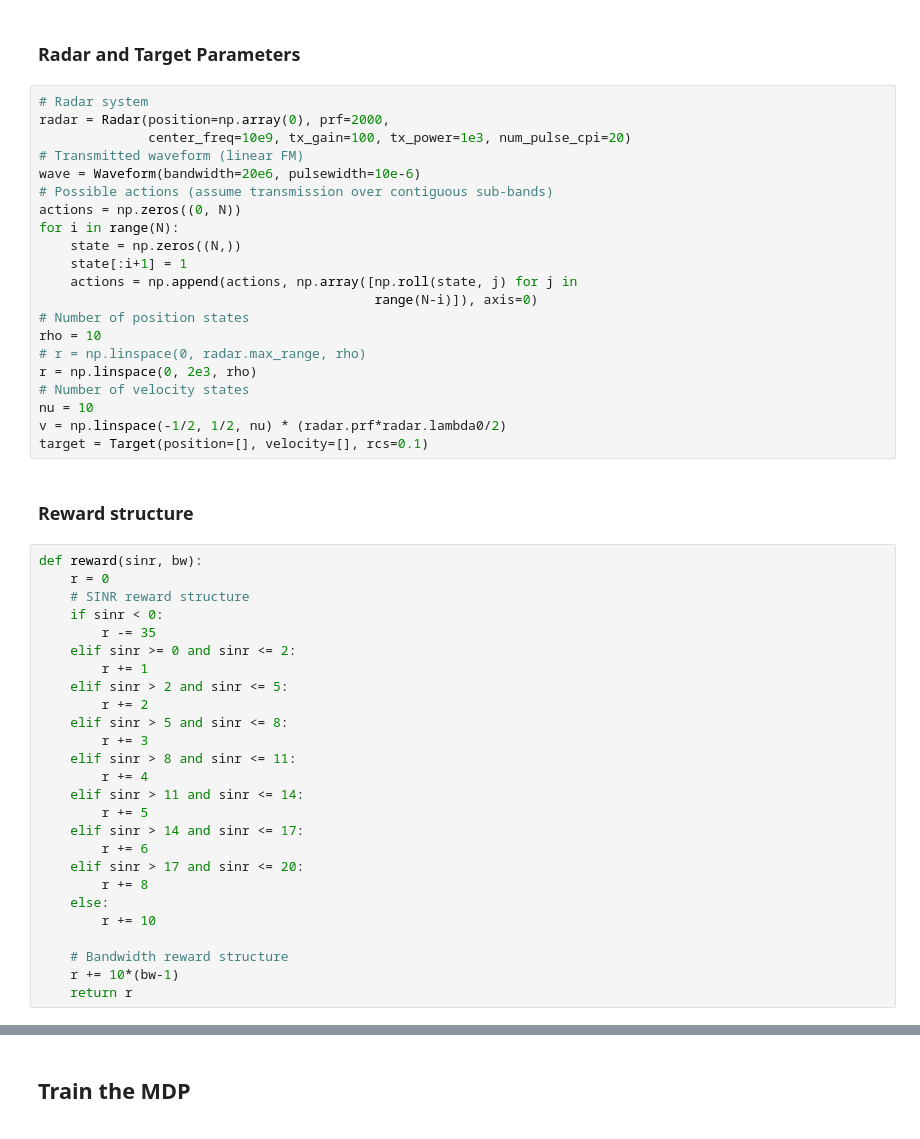
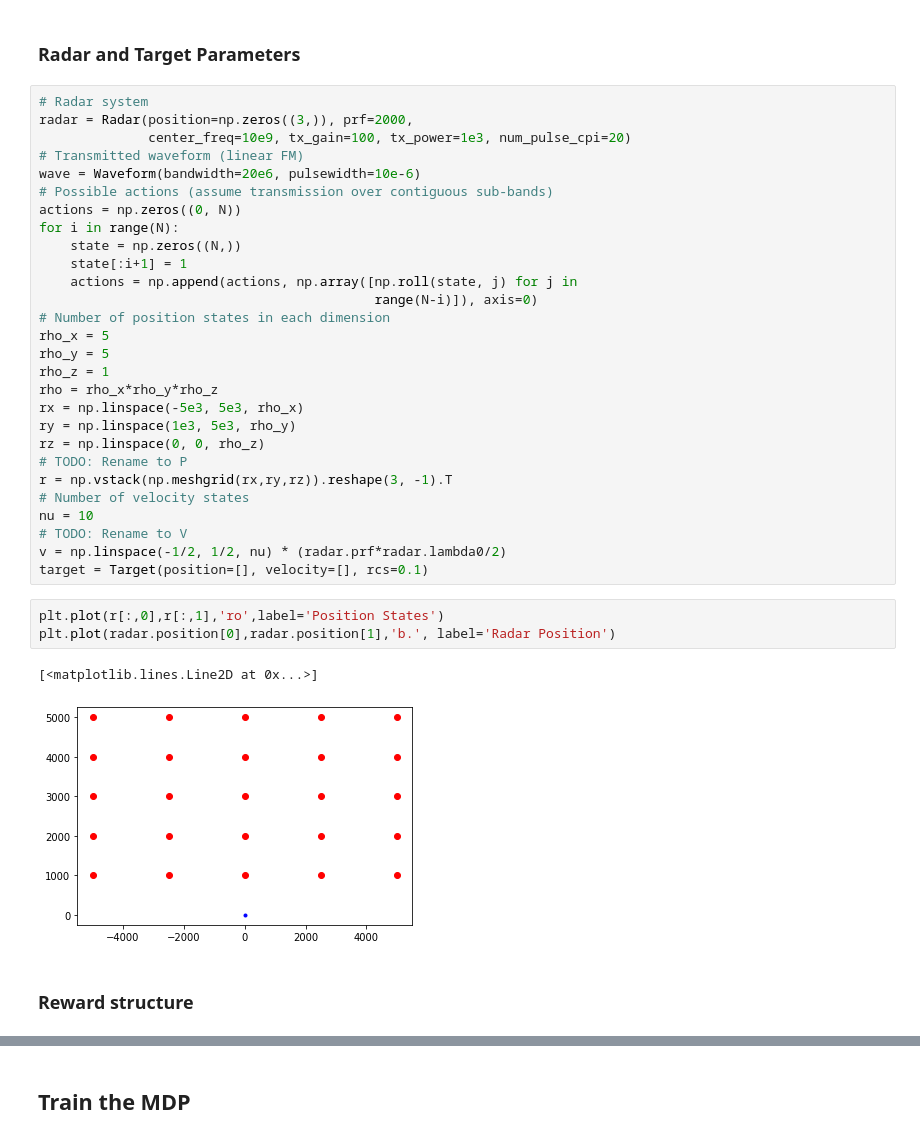
Before and after one commit to ShaneFlandermeyer/RadarRL, a Jupyter notebook: MDPRadar.ipynb, the cells around one changed output, grey strips where cells are left out. Cells and saved outputs as stored; diff of their text form.

Commit message:
MDPRadar uses 3D target/radar position vectors

```diff
--- a/MDPRadar.ipynb
+++ b/MDPRadar.ipynb
@@ -208,7 +54,7 @@ comms = ConstantInterference(
    ### Radar and Target Parameters
 # %%
 # Radar system
-radar = Radar(position=np.array(0), prf=2000,
+radar = Radar(position=np.zeros((3,)), prf=2000,
               center_freq=10e9, tx_gain=100, tx_power=1e3, num_pulse_cpi=20)
 # Transmitted waveform (linear FM)
 wave = Waveform(bandwidth=20e6, pulsewidth=10e-6)
@@ -219,39 +65,26 @@ for i in range(N):
     state[:i+1] = 1
     actions = np.append(actions, np.array([np.roll(state, j) for j in
                                            range(N-i)]), axis=0)
-# Number of position states
-rho = 10
-# r = np.linspace(0, radar.max_range, rho)
-r = np.linspace(0, 2e3, rho)
+# Number of position states in each dimension
+rho_x = 5
+rho_y = 5
+rho_z = 1
+rho = rho_x*rho_y*rho_z
+rx = np.linspace(-5e3, 5e3, rho_x)
+ry = np.linspace(1e3, 5e3, rho_y)
+rz = np.linspace(0, 0, rho_z)
+# TODO: Rename to P
+r = np.vstack(np.meshgrid(rx,ry,rz)).reshape(3, -1).T
 # Number of velocity states
 nu = 10
+# TODO: Rename to V
 v = np.linspace(-1/2, 1/2, nu) * (radar.prf*radar.lambda0/2)
 target = Target(position=[], velocity=[], rcs=0.1)
+# %%
+plt.plot(r[:,0],r[:,1],'ro',label='Position States')
+plt.plot(radar.position[0],radar.position[1],'b.', label='Radar Position')
+# %% [output]
+[<matplotlib.lines.Line2D at 0x...>]
+[figure, added]
 # %% [markdown]
    ### Reward structure
-# %%
-def reward(sinr, bw):
-    r = 0
-    # SINR reward structure
-    if sinr < 0:
-        r -= 35
-    elif sinr >= 0 and sinr <= 2:
-        r += 1
-    elif sinr > 2 and sinr <= 5:
-        r += 2
-    elif sinr > 5 and sinr <= 8:
-        r += 3
-    elif sinr > 8 and sinr <= 11:
-        r += 4
-    elif sinr > 11 and sinr <= 14:
-        r += 5
-    elif sinr > 14 and sinr <= 17:
-        r += 6
-    elif sinr > 17 and sinr <= 20:
-        r += 8
-    else:
-        r += 10
-
-    # Bandwidth reward structure
-    r += 10*(bw-1)
-    return r
```
Also changed, not shown: parts of 11 cells of this notebook, 2 other files.
